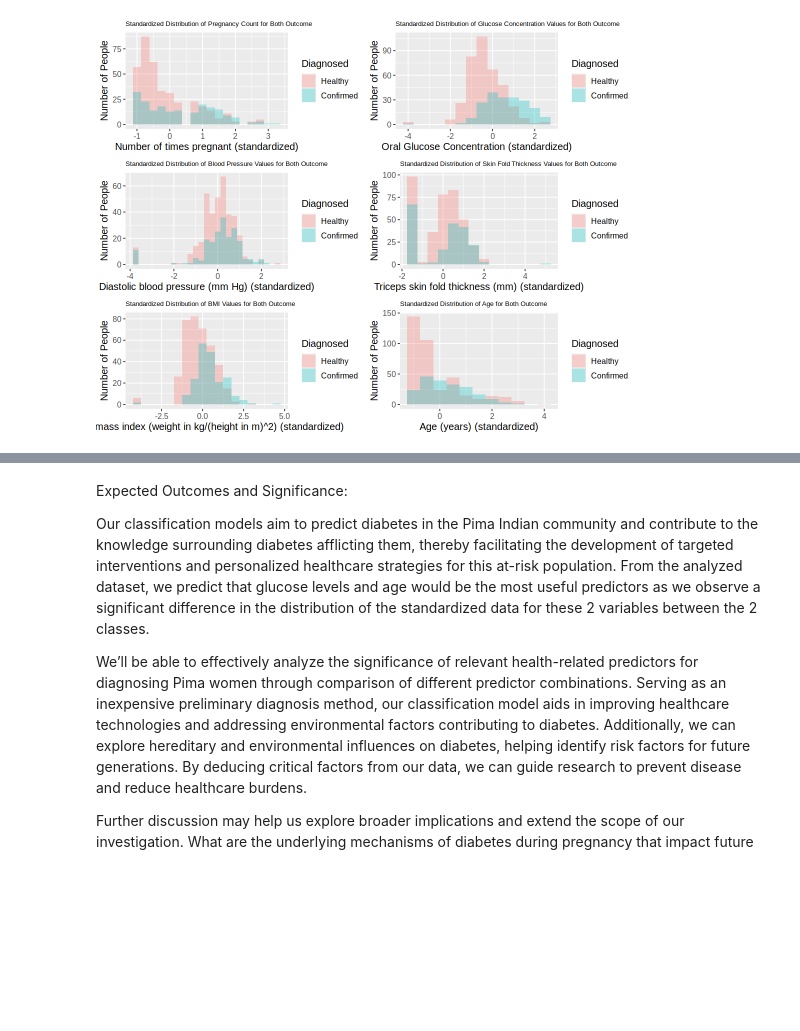
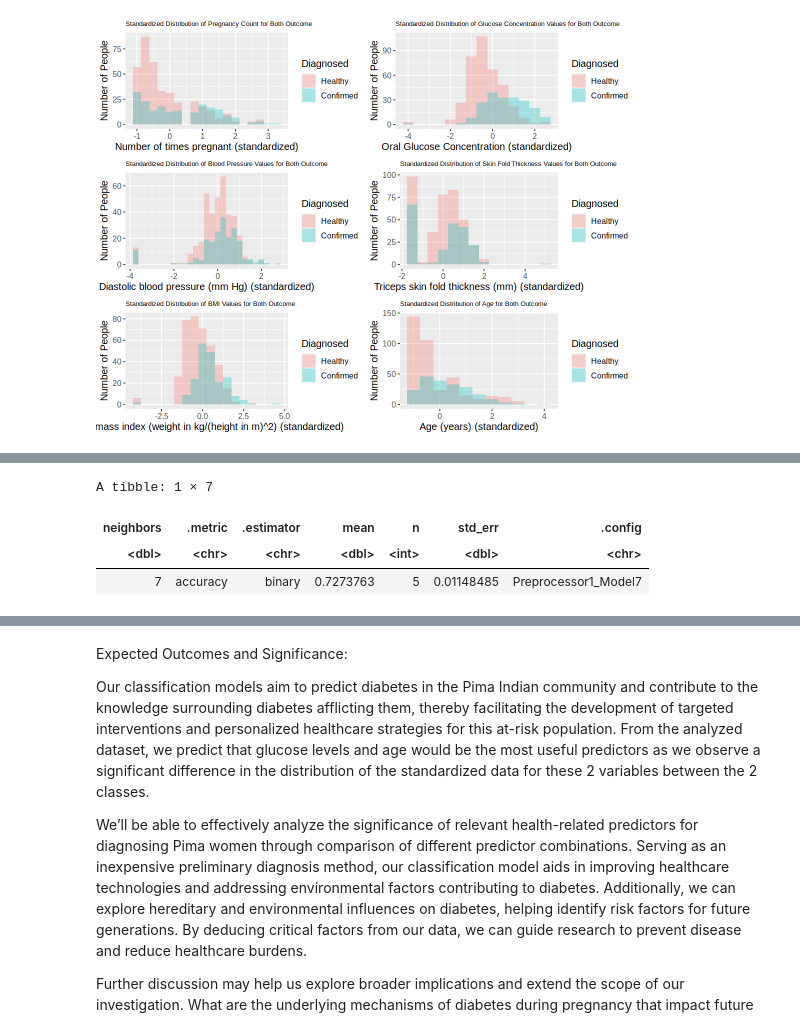
Before and after one commit to Nadav-Seg/dsci-100-2023w1-group-26, a Jupyter notebook: Group 26 - Group Project Proposal.ipynb, the cells around one changed output, grey strips where cells are left out. Saved outputs shown, nothing was run; the diff lists cells and outputs as text; code cells hidden in the pictures; blank space fills up the shorter version.

```diff
--- a/Group 26 - Group Project Proposal.ipynb
+++ b/Group 26 - Group Project Proposal.ipynb
@@ -258,0 +305,22 @@ A tibble: 6 × 7
+# %%
+#Second: Using "glucose", "blood_pressure", "skin_thickness" as Predictor Variables Selected
+
+diabetes_recipe_gl_bp_st <- recipe(outcome ~ glucose + blood_pressure + skin_thickness , diabetes_training) |>
+                    step_scale(all_predictors()) |>
+                    step_center(all_predictors())
+
+diabetes_results_gl_bp_st <- workflow() |>
+                        add_recipe(diabetes_recipe_gl_bp_st) |>
+                        add_model(diabetes_spec) |>
+                        tune_grid(resamples = diabetes_vfold, grid = k_vals)|>
+                        collect_metrics() |>
+                        filter(.metric == "accuracy")
+
+best_result_gl_bp_st <- diabetes_results_gl_bp_st |> slice_max(mean, n = 1)
+
+best_result_gl_bp_st
+# %% [output]
+A tibble: 1 × 7
+| neighbors | .metric | .estimator | mean | n | std_err | .config |
+| <dbl> | <chr> | <chr> | <dbl> | <int> | <dbl> | <chr> |
+| 7 | accuracy | binary | 0.7273763 | 5 | 0.01148485 | Preprocessor1_Model7 |
```
Also changed, not shown: parts of 11 cells of this notebook.
